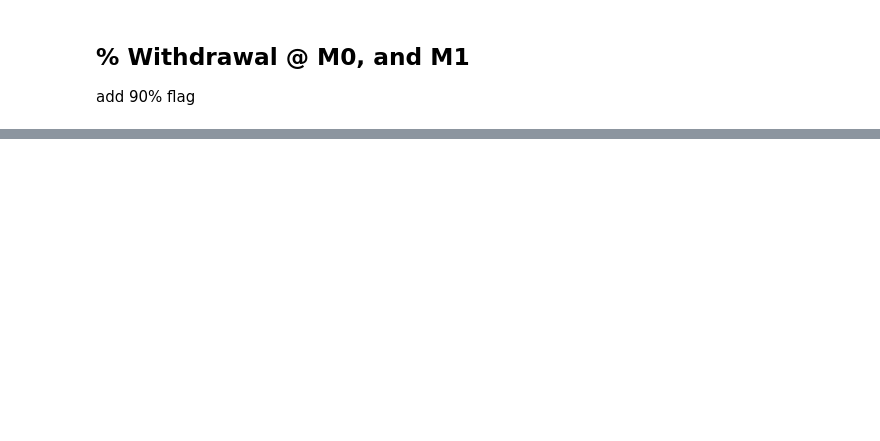
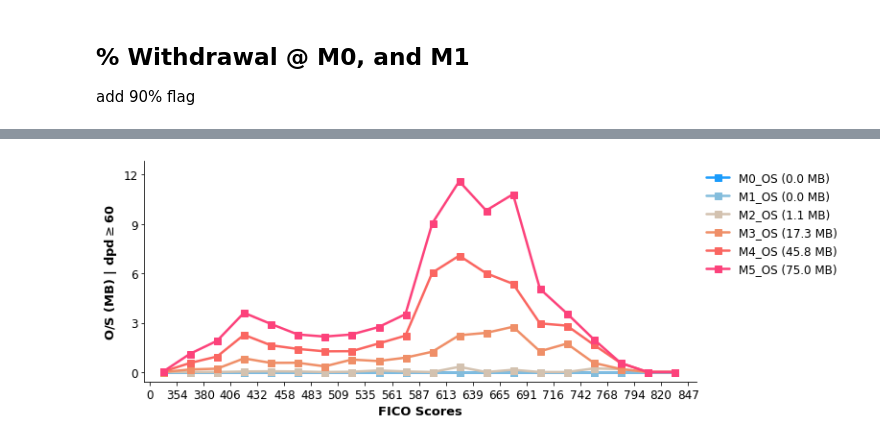
Before and after one commit to Nak007/DPDAnalysis, a Jupyter notebook: DPDAnalysis_colab.ipynb, the cells around one changed output, grey strips where cells are left out. Saved outputs shown, nothing was run; the diff lists cells and outputs as text; code cells hidden in the pictures; blank space fills up the shorter version.

```diff
--- a/DPDAnalysis_colab.ipynb
+++ b/DPDAnalysis_colab.ipynb
@@ -72,0 +200,5 @@ X.loc[X["clean"]==False].groupby(groupby).agg(aggfnc).rename(columns=rename)
+# %%
+ax = plot_scores(vals, r"O/S (MB) | dpd$\geq${}".format(dpd_geq),
+                 percent=False, num_format="{:,.1f} MB".format, colors=colors)
+# %% [output]
+[figure, added]
```
Also changed, not shown: parts of 24 cells of this notebook, 1 other file.
